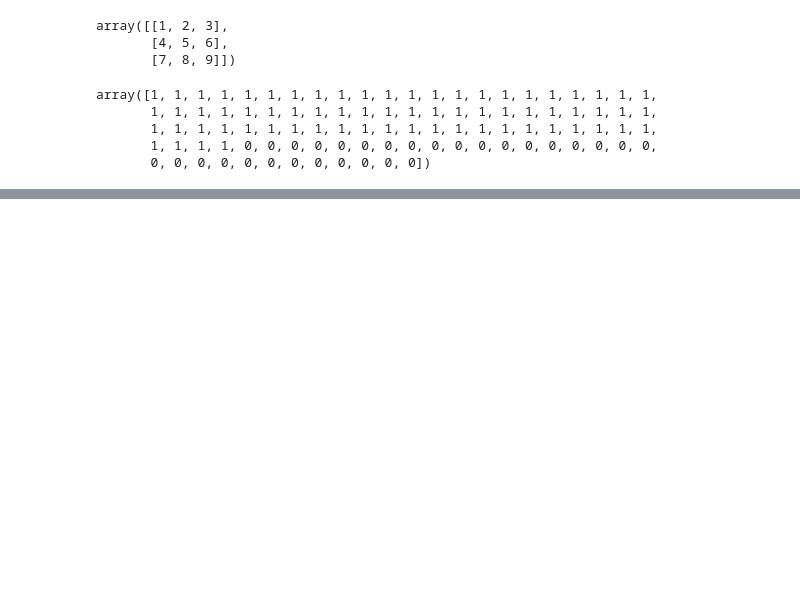
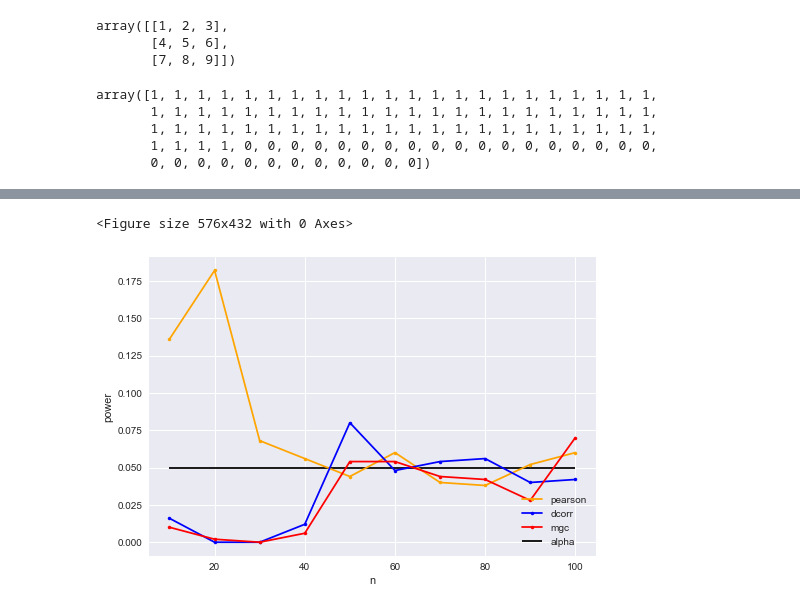
Before and after one commit to junhaobearxiong/graph_independence_test, a Jupyter notebook: notebooks/2019-04-01_simulation_permute_edges.ipynb, the cells around one changed output, grey strips where cells are left out. Saved outputs shown, nothing was run; the diff lists cells and outputs as text; code cells hidden in the pictures; blank space fills up the shorter version.

```diff
--- a/notebooks/2019-04-01_simulation_permute_edges.ipynb
+++ b/notebooks/2019-04-01_simulation_permute_edges.ipynb
@@ -149,11 +120,10 @@ def rho_sbm_power(indept_test, transform_func, rho, P1, P2, k, n, mc=500, alpha=
 
         # generate the null by permutation
         block_assignment = estimate_block_assignment(A, B)
-        A = sort_graph(A, block_assignment)
-        B = sort_graph(B, block_assignment)
-        A_null = block_permute(A, np.sort(block_assignment))
+        B_sorted = sort_graph(B, block_assignment)
+        A_null = block_permute(A, block_assignment)
         test_stat_null, _ = indept_test.test_statistic(
-            matrix_X=transform_func(A_null), matrix_Y=transform_func(B))
+            matrix_X=transform_func(A_null), matrix_Y=transform_func(B_sorted))
         test_stat_null_array[i] = test_stat_null
     # if pearson, use the absolute value of test statistic then use one-sided
     # rejection region
@@ -224,0 +222,27 @@ power_sbm
+# %%
+with open('../data/rho_sbm_diff_block_power.pkl', 'rb') as f:
+    power_results = pickle.load(f)
+# %%
+n_arr = np.linspace(10, 100, 10, dtype=int)
+mpl.style.use('seaborn')
+
+plt.figure(figsize=(8, 6))
+colors = {
+    'mgc': 'red',
+    'dcorr': 'blue',
+    'pearson': 'orange'
+}
+# %% [output]
+<Figure size 576x432 with 0 Axes>
+# %%
+rho = 0
+for name, test_power in power_results.items():
+        plt.plot(n_arr, test_power[0, :], color=colors[name], linestyle='-', marker='.', label='{}'.format(name))
+
+plt.hlines(y=0.05, xmin=np.amin(n_arr), xmax=np.amax(n_arr), label='alpha')
+plt.legend(loc=4)
+plt.xlabel('n')
+plt.ylabel('power')
+plt.savefig('../figures/sbm_diff_block_power_null.png', bbox_inches='tight')
+# %% [output]
+[figure, added]
```
Also changed, not shown: parts of 12 cells of this notebook, 3 other files.
